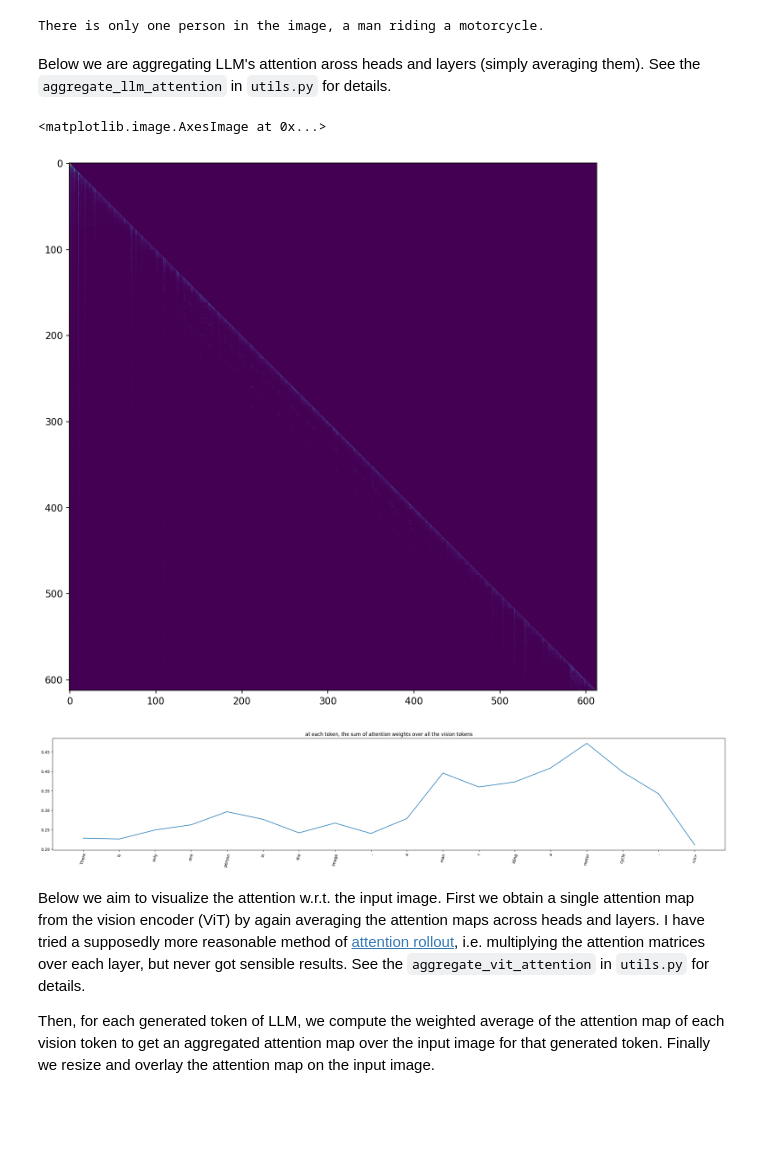
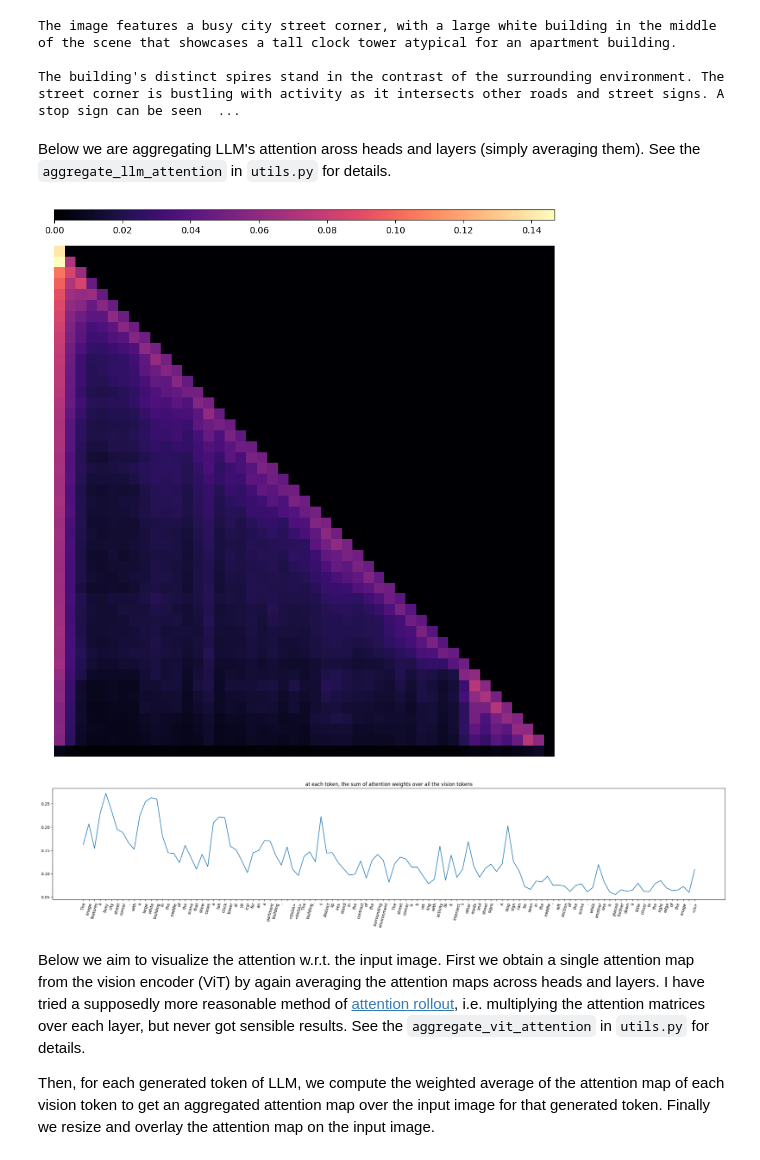
Before and after one commit to hanzi25/HallE, a Jupyter notebook: visual_attn/visualize_llava_example.ipynb, the cells around one changed output. Drawn from its saved outputs; the diff is of its cells as text; code cells hidden in the pictures; blank space fills up the shorter version.

```diff
--- a/visual_attn/visualize_llava_example.ipynb
+++ b/visual_attn/visualize_llava_example.ipynb
@@ -132,10 +133,10 @@ def process_images(images, image_processor, model_cfg):
         new_images = torch.stack(new_images, dim=0)
     return new_images, new_raw_images
 # %%
-# ===> specify the model path
-model_path = "/raid_sdd/whz/model/llava_v1_5_7b"
+model_path = "/raid_sdd/zzy/model/llava_1_5"
 
 # load the model
+load_bf16 = False
 load_8bit = False
 load_4bit = False
 # device = "cuda" if torch.cuda.is_available() else "cpu"
@@ -144,13 +145,17 @@ device = torch.device("cuda:1")
 disable_torch_init()
 
 model_name = get_model_name_from_path(model_path)
+model_version = 'llava'
+model_vision = '/raid_sdd/zzy/model/clip_vit_large_patch14_336'
 tokenizer, model, image_processor, context_len = load_pretrained_model(
     model_path,
     None, # model_base
     model_name,
+    model_version,
+    model_vision,
+    load_bf16,
     load_8bit,
-    load_4bit,
-    device_map=device
+    load_4bit
 )
 # %% [output]
 LlavaConfig {
@@ -170,6 +175,3 @@ LlavaConfig {
 }
 
 Loading raw LLaVA model...
-# %%
-print(model.device)
-model = model.to(device)
@@ -179,10 +179,10 @@ cuda:1
 # ===> specify the image path or url and the prompt text
 # image_path_or_url = "https://github.com/open-compass/MMBench/blob/main/samples/MMBench/1.jpg?raw=true"
 # prompt_text = "What python code can be used to generate the output in the image?"
-image_path_or_url = "/home/whz/code/HallE/llava/serve_images/COCO_val2014_000000391895.jpg"
+image_path_or_url = "/raid_sdd/zzy/HallE/COCO_val2014_000000358342.jpg"
 # prompt_text = "What is the man doing?"
 # prompt_text = "Describe the image in detail."
-prompt_text = "How many people in the image?"
+prompt_text = "Describe this image as detailed as possible."
 
 ################################################
 # preparation for the generation
@@ -250,7 +250,8 @@ with torch.inference_mode():
     outputs = model.generate(
         input_ids,
         images=image_tensor,
-        do_sample=False,
+        do_sample=True,
+        temperature=1.2,
         max_new_tokens=512,
         use_cache=True,
         return_dict_in_generate=True,
@@ -265,7 +266,9 @@ text = tokenizer.decode(output_ids[input_token_len:], skip_special_tokens=True)
 
 print(text)
 # %% [output]
-There is only one person in the image, a man riding a motorcycle.
+The image features a busy city street corner, with a large white building in the middle of the scene that showcases a tall clock tower atypical for an apartment building.
+
+The building's distinct spires stand in the contrast of the surrounding environment. The street corner is bustling with activity as it intersects other roads and street signs. A stop sign can be seen  ...
 # %% [markdown]
 Below we are aggregating LLM's attention aross heads and layers (simply averaging them). See the `aggregate_llm_attention` in `utils.py` for details.
 # %%
@@ -294,14 +297,23 @@ llm_attn_matrix = heterogenous_stack(
 # %%
 # visualize the llm attention matrix
 # ===> adjust the gamma factor to enhance the visualization
 #      higer gamma brings out more low attention values
-gamma_factor = 1
+from skimage.measure import block_reduce
+from mpl_toolkits.axes_grid1 import make_axes_locatable
+
+gamma_factor = 2
 enhanced_attn_m = np.power(llm_attn_matrix.numpy(), 1 / gamma_factor)
+downsampled_heatmap = block_reduce(enhanced_attn_m, block_size=(16, 16), func=np.mean)
 
-fig, ax = plt.subplots(figsize=(10, 20), dpi=150)
-ax.imshow(enhanced_attn_m, vmin=enhanced_attn_m.min(), vmax=enhanced_attn_m.max(), interpolation="nearest")
+plt.figure(figsize=(10, 11))
+ax = sns.heatmap(downsampled_heatmap,cbar=False,xticklabels=False,yticklabels=False,cmap='magma')
+
+divider = make_axes_locatable(ax)
+cax = divider.append_axes("top", size="2%", pad=0.4)  # 在上方添加坐标轴
+cbar = plt.colorbar(ax.collections[0], cax=cax, orientation="horizontal")
+
+plt.savefig('heatmap.png',bbox_inches='tight',dpi=300)
 # %% [output]
-<matplotlib.image.AxesImage at 0x...>
-[figure, old version]
+[figure, new version]
 # %%
 # identify length or index of tokens
@@ -341,7 +353,7 @@ ax.set_xticklabels(
 )
 ax.set_title("at each token, the sum of attention weights over all the vision tokens");
 # %% [output]
-[figure, old version]
+[figure, new version]
 # %% [markdown]
 Below we aim to visualize the attention w.r.t. the input image. First we obtain a single attention map from the vision encoder (ViT) by again averaging the attention maps across heads and layers. I have tried a supposedly more reasonable method of [attention rollout](https://github.com/jacobgil/vit-explain/blob/main/vit_rollout.py), i.e. multiplying the attention matrices over each layer, but never got sensible results. See the `aggregate_vit_attention` in `utils.py` for details.
 
```
Also changed, not shown: parts of 11 cells of this notebook, 29 other files.
